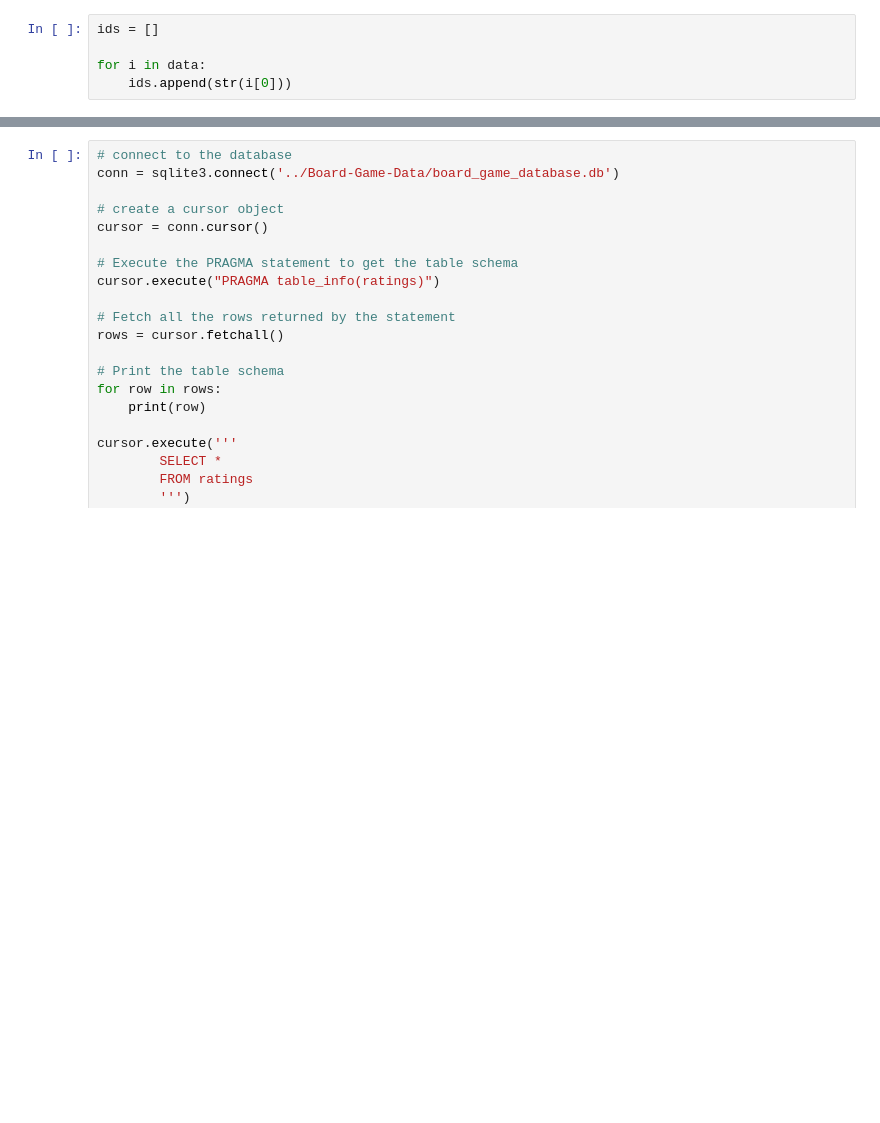
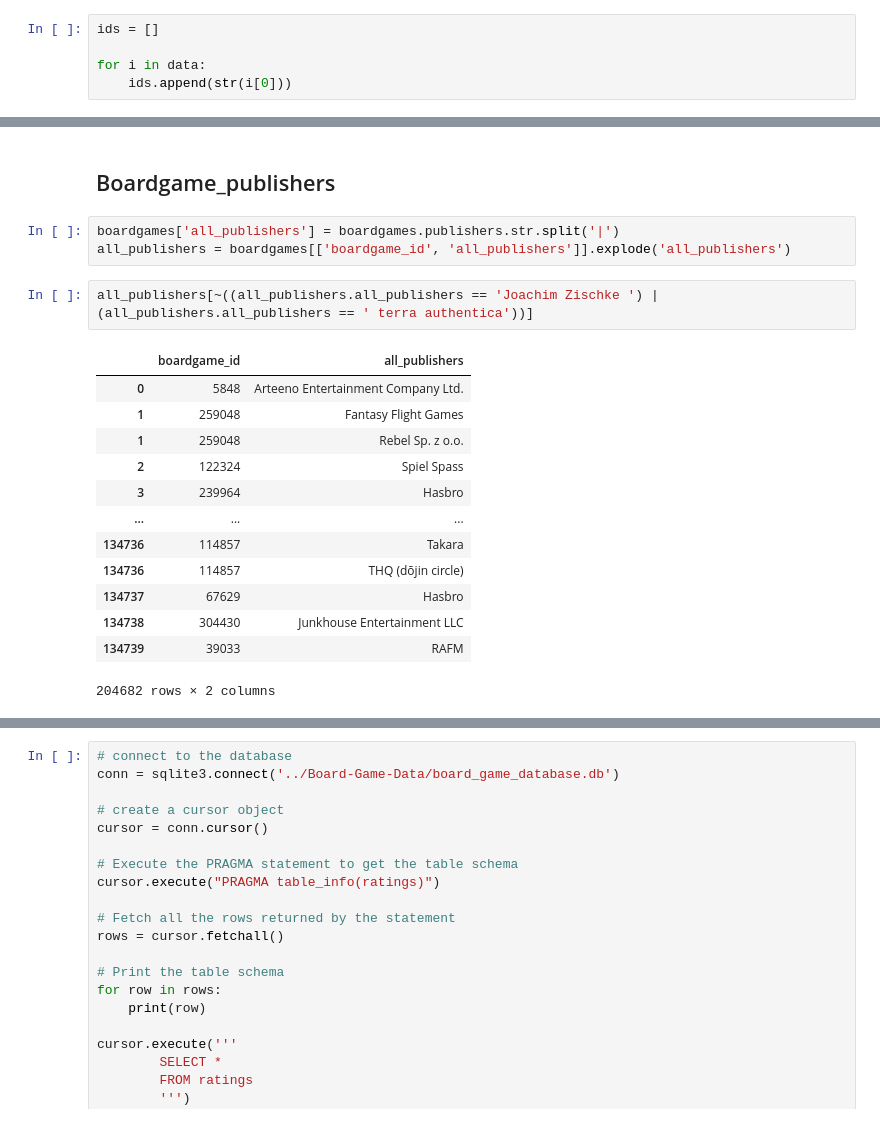
Before and after one commit to Fedorov-Nikita/Board-Game-Scraper, a Jupyter notebook: bgg_prepare_for_database.ipynb, the cells around one changed output, grey strips where cells are left out. Cells and saved outputs as stored; diff of their text form; blank space fills up the shorter version.

Commit message:
[+] fill boardgame_publishers table

```diff
--- a/bgg_prepare_for_database.ipynb
+++ b/bgg_prepare_for_database.ipynb
@@ -1588,0 +1573,21 @@ conn.close()
+# %% [markdown]
+## Boardgame_publishers
+# %%
+boardgames['all_publishers'] = boardgames.publishers.str.split('|')
+all_publishers = boardgames[['boardgame_id', 'all_publishers']].explode('all_publishers')
+# %%
+all_publishers[~((all_publishers.all_publishers == 'Joachim Zischke ') | (all_publishers.all_publishers == ' terra authentica'))]
+# %% [output]
+|  | boardgame_id | all_publishers |
+| 0 | 5848 | Arteeno Entertainment Company Ltd. |
+| 1 | 259048 | Fantasy Flight Games |
+| 1 | 259048 | Rebel Sp. z o.o. |
+| 2 | 122324 | Spiel Spass |
+| 3 | 239964 | Hasbro |
+| ... | ... | ... |
+| 134736 | 114857 | Takara |
+| 134736 | 114857 | THQ (dōjin circle) |
+| 134737 | 67629 | Hasbro |
+| 134738 | 304430 | Junkhouse Entertainment LLC |
+| 134739 | 39033 | RAFM |
+204682 rows × 2 columns
```
Also changed, not shown: parts of 54 cells of this notebook.
